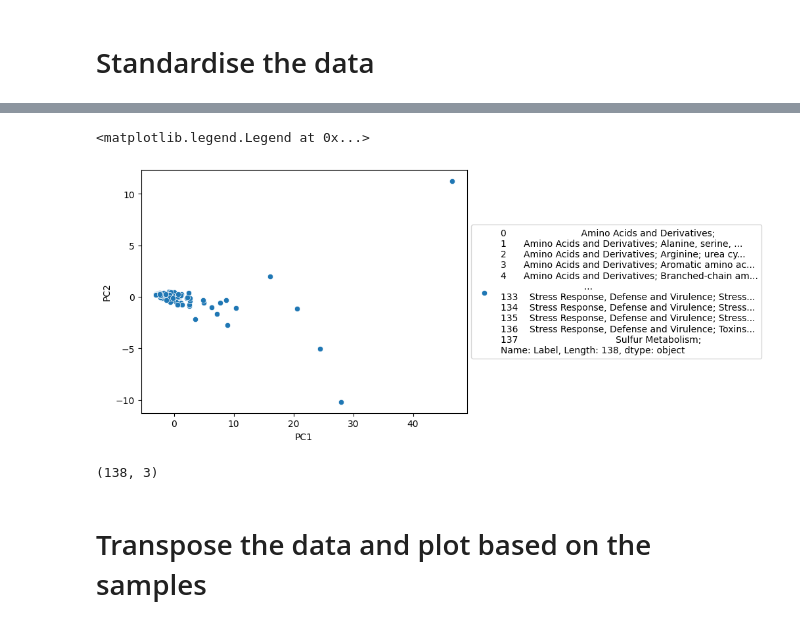
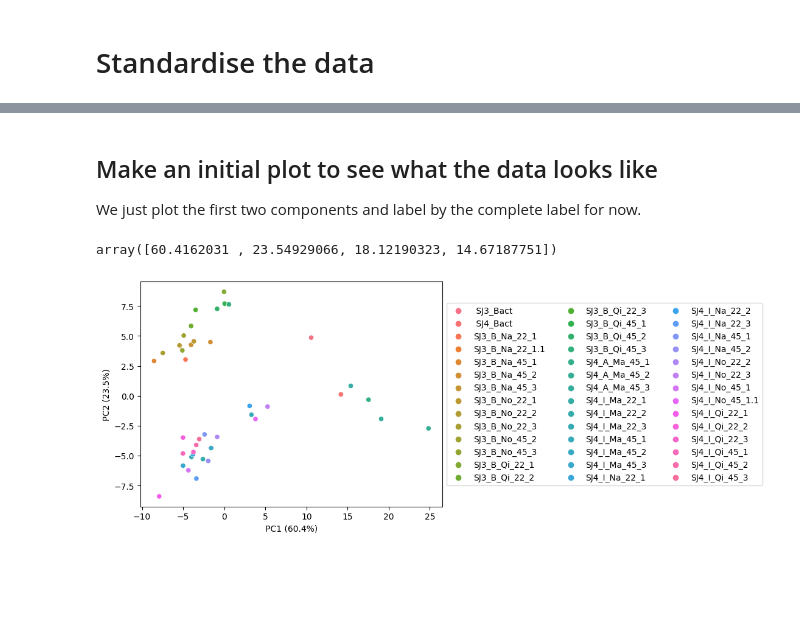
Before and after one commit to linsalrob/EdwardsLab, a Jupyter notebook: jupyter/sarah_subsystems_pca.ipynb, the cells around one changed output, grey strips where cells are left out. Saved outputs shown, nothing was run; the diff lists cells and outputs as text; code cells hidden in the pictures; blank space fills up the shorter version.

```diff
--- a/jupyter/sarah_subsystems_pca.ipynb
+++ b/jupyter/sarah_subsystems_pca.ipynb
@@ -16,9 +24,10 @@ from natsort import natsorted
 # %%
 df = pd.read_csv(f"sarah/level2_norm_ss_renamed.tsv", delimiter="\t")
 df = df.set_index("Unnamed: 0")
+# we put a space in front of these names so they sort to the beginning. Don't forget that later!
 df2 = df.rename(columns={'SJ3_Bact': ' SJ3_Bact', 'SJ4_Bact': ' SJ4_Bact'})
 
 df = df2.reindex(natsorted(df2.columns), axis=1)
-# df.drop(['SJ3_Bact', 'SJ4_Bact'], axis=1)
-df.head(3)
+df = df.T
+df.head(4)
 # %% [output]
@@ -30,0 +46,17 @@ df.head(3)
+# %%
+pattern = r'(?P<Sample>SJ\d)_(?P<Approach>\w+)_(?P<Method>\w+)_(?P<Filter>\d+)_(?P<Rpt>\d+)'
+tmp = df.index.str.extract(pattern)
+cols = ['Sample', 'Approach', 'Method', 'Filter', 'Rpt']
+labels = pd.DataFrame()
+labels[cols] = tmp[cols].values
+labels.at[0, 'Sample'] = 'SJ3_Bact'
+labels.at[0, 'Approach'] = 'SJ3_Bact'
+labels.at[0, 'Method'] = 'SJ3_Bact'
+labels.at[0, 'Filter'] = 'SJ3_Bact'
+labels.at[0, 'Rpt'] = 'SJ3_Bact'
+labels.at[1, 'Sample'] = 'SJ4_Bact'
+labels.at[1, 'Approach'] = 'SJ4_Bact'
+labels.at[1, 'Method'] = 'SJ4_Bact'
+labels.at[1, 'Filter'] = 'SJ4_Bact'
+labels.at[1, 'Rpt'] = 'SJ4_Bact'
+labels.head(10)
@@ -52,4 +98,4 @@ array([[-0.48630026, -0.53123183, -0.45673289, ..., -0.38148628,
 # %%
-pca = PCA(n_components=2)
+pca = PCA(n_components=4)
 pca.fit(df_scaled)
 df_pca = pca.transform(df_scaled)
@@ -68,8 +102,10 @@ df.index.shape
 # %%
-labels=list(df.index)
 zipped = list(zip(df_pca[:,0],
                   df_pca[:,1],
-                  labels))
-pc_df = pd.DataFrame(zipped, columns=['PC1', 'PC2', "Label"])
-pc_df.head(3)
+                  df_pca[:,2],
+                  df_pca[:,3],
+                  df.index))
+pc_df = pd.DataFrame(zipped, columns=['PC1', 'PC2', 'PC3', 'PC4', "Label"])
+pc_df = pd.concat([pc_df, labels], axis=1)
+pc_df.head(4)
 # %% [output]
@@ -80,13 +117,15 @@ pc_df.head(3)
+# %% [markdown]
+## Make an initial plot to see what the data looks like
+
+We just plot the first two components and label by the complete label for now.
+# %%
+pca.explained_variance_
+# %% [output]
+array([60.4162031 , 23.54929066, 18.12190323, 14.67187751])
 # %%
-ax = sns.scatterplot(x="PC1", y="PC2", label=pc_df['Label'], data=pc_df)
-ax.legend(title="Label")
-ax.legend(loc='center left', bbox_to_anchor=(1, 0.5))
+ax = sns.scatterplot(x="PC1", y="PC2", hue='Label', data=pc_df)
+l = ax.set_xlabel(f"PC1 ({pca.explained_variance_[0]:.1f}%)")
+l = ax.set_ylabel(f"PC2 ({pca.explained_variance_[1]:.1f}%)")
+l = ax.legend(loc='center left', bbox_to_anchor=(1, 0.5), ncol=3)
 # %% [output]
-<matplotlib.legend.Legend at 0x...>
-[figure, old version]
+[figure, new version]
-# %%
-pc_df.shape
-# %% [output]
-(138, 3)
-# %% [markdown]
-# Transpose the data and plot based on the samples
```
Also changed, not shown: parts of 29 cells of this notebook.
